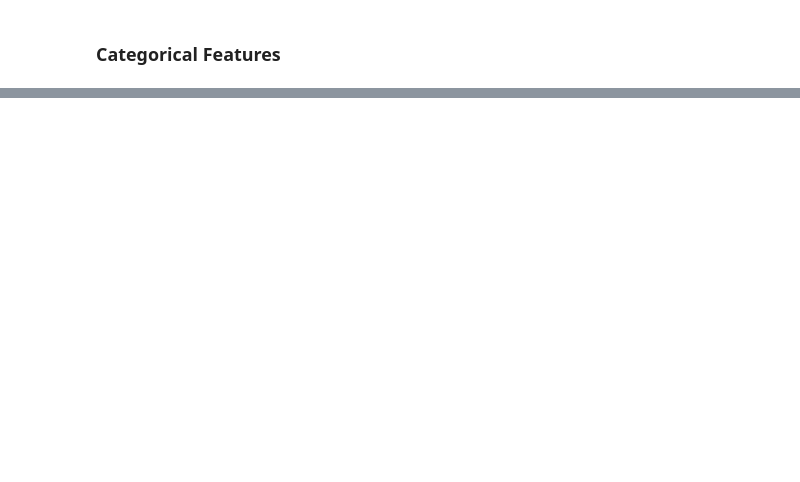
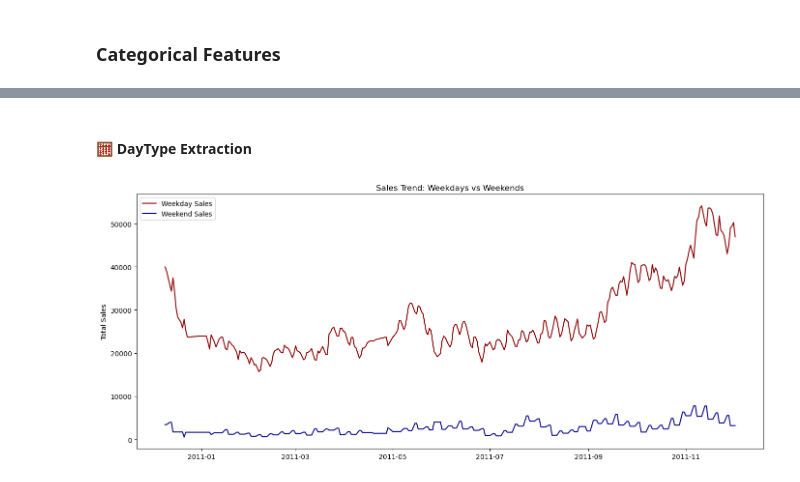
Before and after one commit to Ehsan-Behzadi/Online-Retail-Data-Analysis-and-Preprocessing, a Jupyter notebook: OnlineRetailDataAnalysis.ipynb, the cells around one changed output, grey strips where cells are left out. Drawn from its saved outputs; the diff is of its cells as text; code cells hidden in the pictures; blank space fills up the shorter version.

```diff
--- a/OnlineRetailDataAnalysis.ipynb
+++ b/OnlineRetailDataAnalysis.ipynb
@@ -1137,35 +1451,38 @@ plt.show()
+# %% [markdown]
+#### 🧮 DayType Extraction <a id="daytype_extraction"></a>
 # %%
 # Plot lines to compare between sales on weekends (Saturday, Sunday) and normal days (Weekdays)
 # Extract date-only column for InvoiceDate
 df_zscore['Date'] = df_zscore['InvoiceDate'].dt.date
 
 # Identify weekends
-df_zscore['DayOfWeek'] = df_zscore['InvoiceDate'].dt.dayofweek  # 0=Monday, 6=Sunday
-df_zscore['DayType'] = df_zscore['DayOfWeek'].apply(lambda x: 'Weekend' if x in [5, 6] else 'Weekday')
+df_zscore['DayType'] = df_zscore['DayOfWeek'].apply(lambda x: 'Weekend' if x in ['Sat', 'Sun'] else 'Weekday')
 
 # Aggregate daily sales by DayType
 daily_sales = df_zscore.groupby(['Date', 'DayType'])['TotalPrice'].sum().reset_index()
 
 # Create pivot table for easier plotting
 pivot_df = daily_sales.pivot(index='Date', columns='DayType', values='TotalPrice')
 pivot_df = pivot_df.fillna(0)
 
 # Apply rolling average for smoothing
 pivot_df['Weekday_Smoothed'] = pivot_df['Weekday'].rolling(window=14, center=True).mean()
 pivot_df['Weekend_Smoothed'] = pivot_df['Weekend'].rolling(window=14, center=True).mean()
 
 # Plot smoothed lines
 plt.figure(figsize=(14,6))
 plt.plot(pivot_df.index, pivot_df['Weekday_Smoothed'], label='Weekday Sales', color='darkred')
 plt.plot(pivot_df.index, pivot_df['Weekend_Smoothed'], label='Weekend Sales', color='darkblue')
 
 # Set title and labels
 plt.title('Sales Trend: Weekdays vs Weekends')
 plt.xlabel('')
 plt.ylabel('Total Sales')
 plt.legend()
 plt.tight_layout()
 plt.show()
+# %% [output]
+[figure, added]
 # %%
 # Plot a boxplot to compare the sales distribution between weekdays and weekends
 # Extract DayType and TotalPrice for boxplot
```
Also changed, not shown: parts of 101 cells of this notebook.
